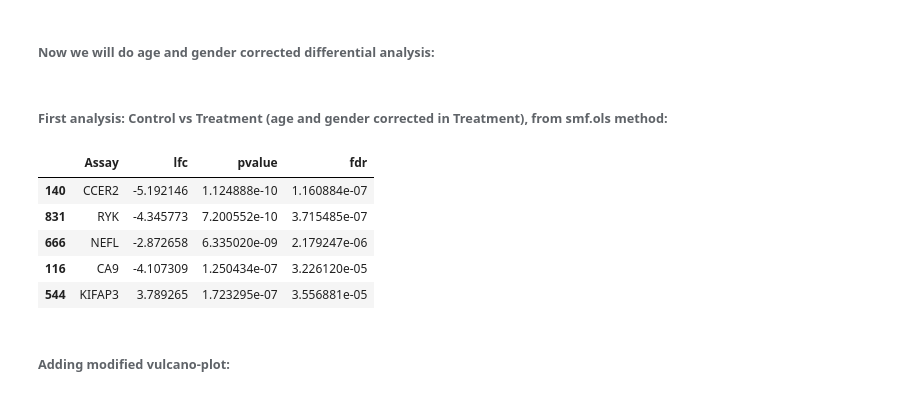
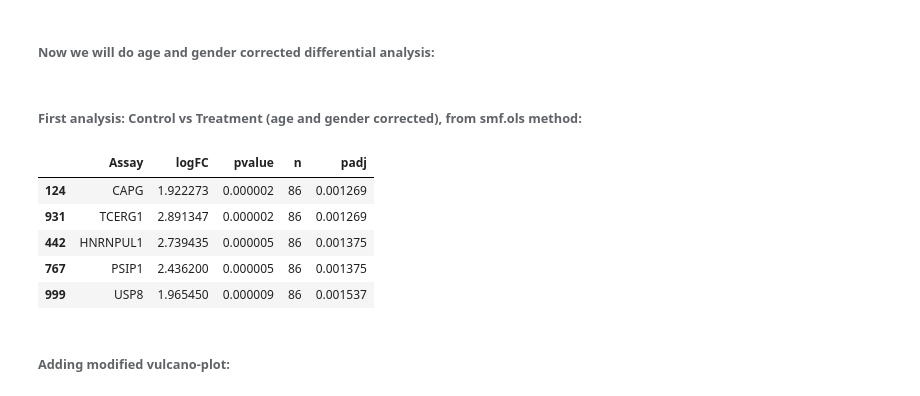
Before and after one commit to jungwirt/Olink_analysis, a Jupyter notebook: olink_proteo_intro_Python.ipynb, the cells around one changed output. Drawn from its saved outputs; the diff is of its cells as text; code cells hidden in the pictures.

```diff
--- a/olink_proteo_intro_Python.ipynb
+++ b/olink_proteo_intro_Python.ipynb
@@ -515,50 +605,45 @@ Name: Age, dtype: Float64
 # %% [markdown]
 ###### Now we will do age and gender corrected differential analysis:
-# %%
-df = olink_pass.copy()
-
-df['Age_treat'] = df['Age'].where(df['Group_simple'] == 'Treatment', 0)
-df['Gender_treat'] = df['Gender'].where(df['Group_simple'] == 'Treatment', 'baseline')
 # %% [markdown]
-###### First analysis: Control vs Treatment (age and gender corrected in Treatment), from smf.ols method:
+###### First analysis: Control vs Treatment (age and gender corrected), from smf.ols method:
 # %%
 results = []
 
-for assay, sub in df.groupby('Assay'):
-    if sub['Group_simple'].nunique() < 2:
-        continue
+for protein, sub in df.groupby("Assay"):
+    if sub["Group_simple"].nunique() < 2:
+        continue  # bo statystyka też ma uczucia
 
-    try:
-        model = smf.ols('NPX ~ C(Group_simple) + Age_treat + C(Gender_treat)', data=sub).fit()
-        coef = model.params
-        pvals = model.pvalues
+    model = smf.ols(
+        formula="NPX ~ Group_simple + Age + Gender",
+        data=sub
+    ).fit()
 
+    coef = model.params["Group_simple[T.Treatment]"]
+    pval = model.pvalues["Group_simple[T.Treatment]"]
 
-        if 'C(Group_simple)[T.Treatment]' in coef:
-            results.append({
-                'Assay': assay,
-                'lfc': coef['C(Group_simple)[T.Treatment]'],
-                'pvalue': pvals['C(Group_simple)[T.Treatment]']
-            })
-    except Exception as e:
-        print(f"Skipping {assay} due to error: {e}")
+    results.append({
+        "Assay": protein,
+        "logFC": coef,          # to jest dokładnie log2FC
+        "pvalue": pval,
+        "n": len(sub)
+    })
 
+res = pd.DataFrame(results)
 
-deg_treatment = pd.DataFrame(results)
+res["padj"] = multipletests(
+    res["pvalue"],
+    method="fdr_bh"
+)[1]
 
-
-deg_treatment['fdr'] = multipletests(deg_treatment['pvalue'], method='fdr_bh')[1]
-
-deg_treatment = deg_treatment.sort_values('fdr')
-
-deg_treatment.head()
+res = res.sort_values("padj")
+res.head()
 # %% [output]
-|  | Assay | lfc | pvalue | fdr |
-| 140 | CCER2 | -5.192146 | 1.124888e-10 | 1.160884e-07 |
-| 831 | RYK | -4.345773 | 7.200552e-10 | 3.715485e-07 |
-| 666 | NEFL | -2.872658 | 6.335020e-09 | 2.179247e-06 |
-| 116 | CA9 | -4.107309 | 1.250434e-07 | 3.226120e-05 |
-| 544 | KIFAP3 | 3.789265 | 1.723295e-07 | 3.556881e-05 |
+|  | Assay | logFC | pvalue | n | padj |
+| 124 | CAPG | 1.922273 | 0.000002 | 86 | 0.001269 |
+| 931 | TCERG1 | 2.891347 | 0.000002 | 86 | 0.001269 |
+| 442 | HNRNPUL1 | 2.739435 | 0.000005 | 86 | 0.001375 |
+| 767 | PSIP1 | 2.436200 | 0.000005 | 86 | 0.001375 |
+| 999 | USP8 | 1.965450 | 0.000009 | 86 | 0.001537 |
 # %% [markdown]
 ###### Adding modified vulcano-plot:
 # %%
```
Also changed, not shown: parts of 27 cells of this notebook.
